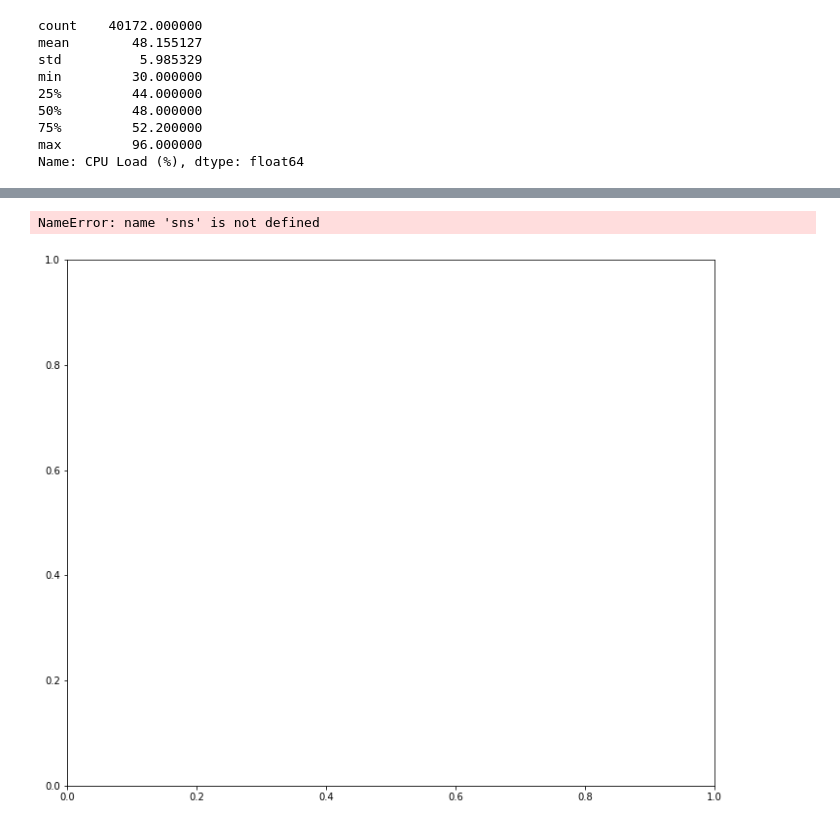
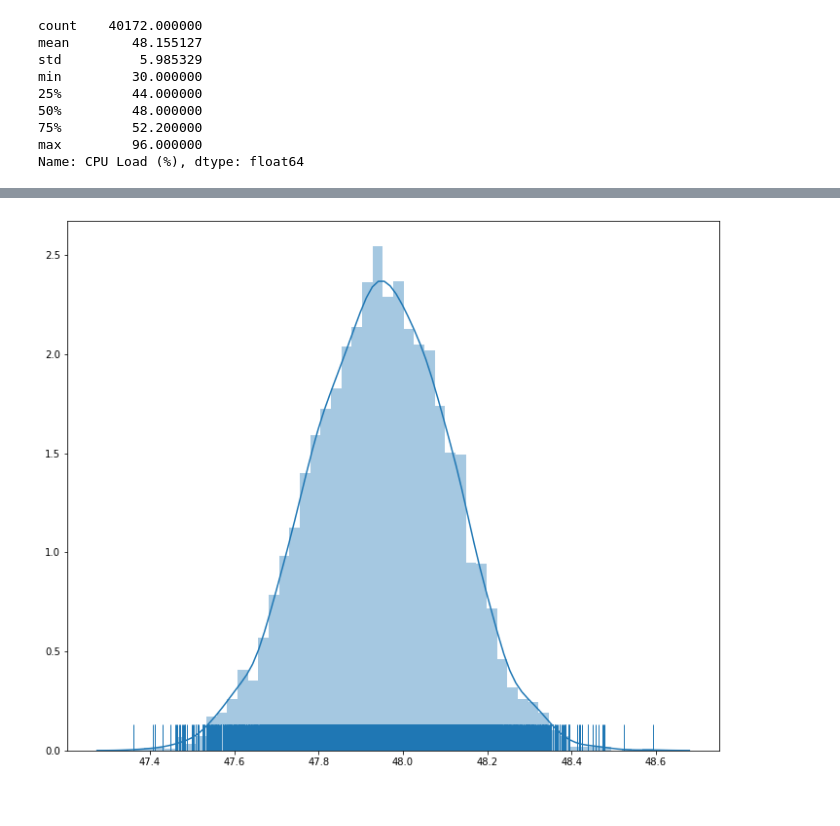
Before and after one commit to UNCG-CSE/Volvo_Truck_Analytics, a Jupyter notebook: src/Truck 1 Analysis.ipynb, the cells around one changed output, grey strips where cells are left out. Saved outputs shown, nothing was run; the diff lists cells and outputs as text; code cells hidden in the pictures.

```diff
--- a/src/Truck 1 Analysis.ipynb
+++ b/src/Truck 1 Analysis.ipynb
@@ -259,17 +313,16 @@ dtype: float64
 # %%
 np.random.seed(10)
 
 point_estimates = []         # Make empty list to hold point estimates
 
-for x in range(200):         # Generate 200 samples
-    sample = np.random.choice(a= CPU3day['CPU Load (%)'], size=500)
+for x in range(6000):         # Generate 200 samples
+    sample = np.random.choice(a= CPU3day['CPU Load (%)'], size=2000)
     point_estimates.append( sample.mean() )
 
 f, ax = plt.subplots(figsize=(12, 10))
-seaborn.distplot( point_estimates, hist=False, rug=True); # Plot sample mean density
+sns.distplot( point_estimates, hist=True, rug=True); # Plot sample mean density
 # %% [output]
-NameError: name 'sns' is not defined
-[figure, old version]
+[figure, new version]
 # %%
 np.random.seed(10)
 
```
Also changed, not shown: parts of 22 cells of this notebook.
